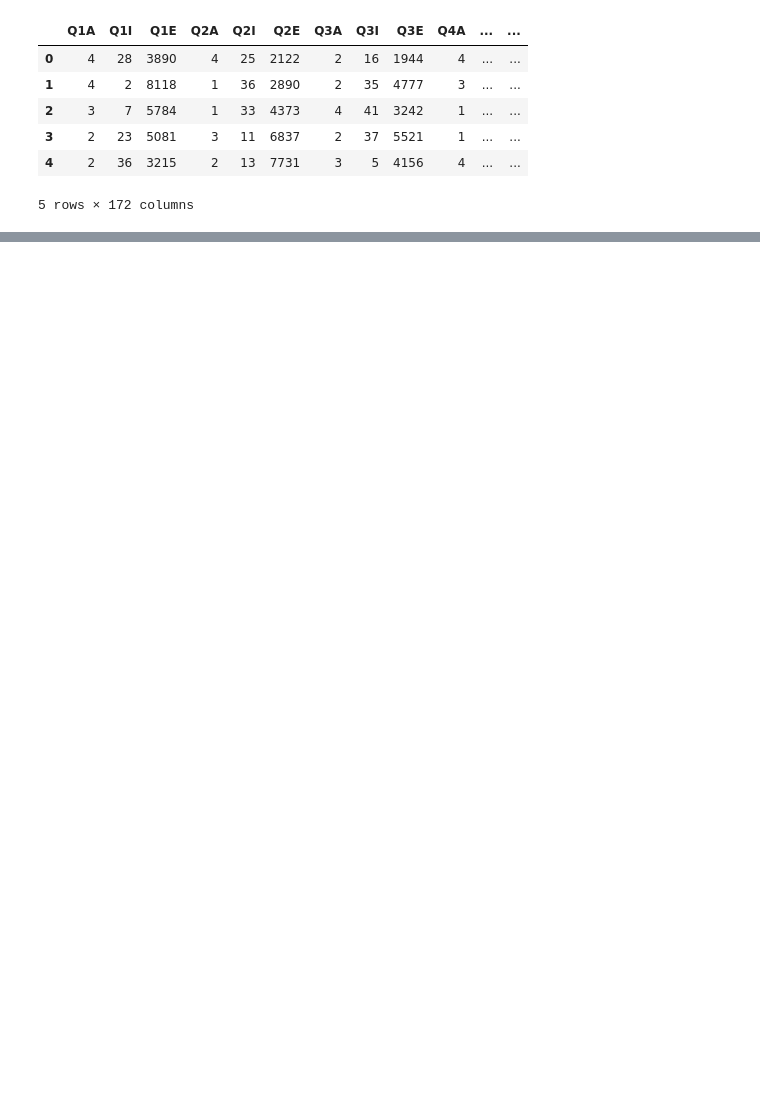
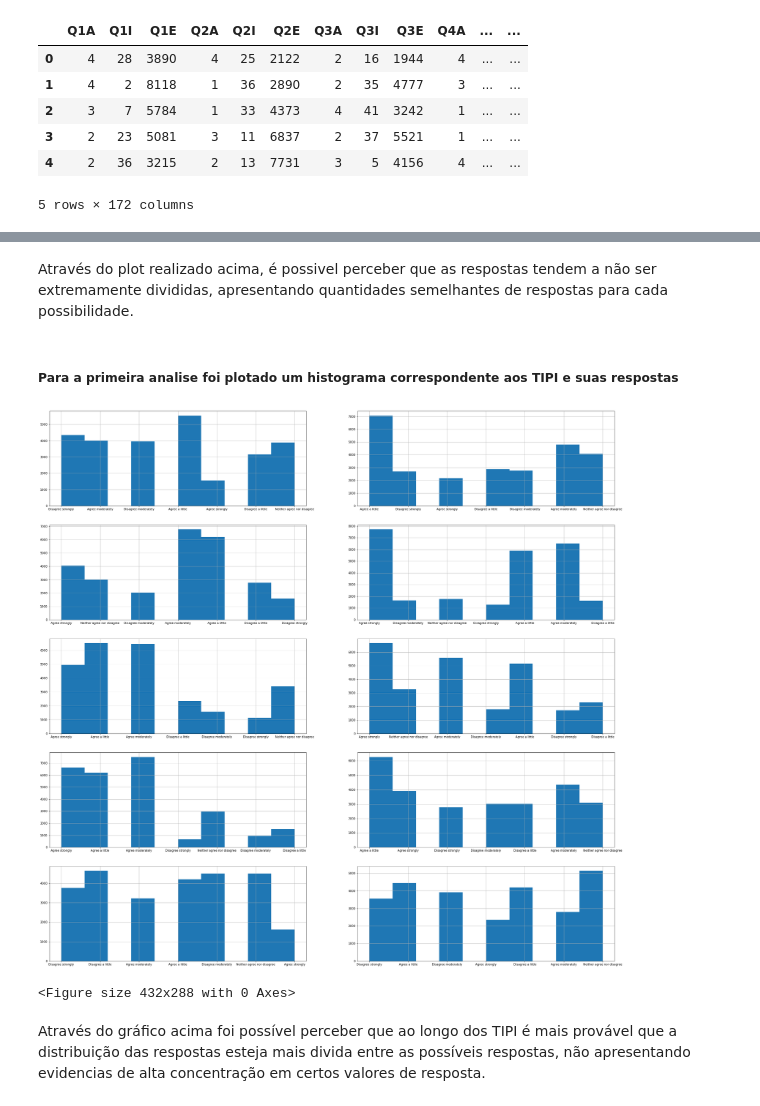
Before and after one commit to arieltl/proj2_cdados, a Jupyter notebook: projeto.ipynb, the cells around one changed output, grey strips where cells are left out. Drawn from its saved outputs; the diff is of its cells as text; code cells hidden in the pictures; blank space fills up the shorter version.

```diff
--- a/projeto.ipynb
+++ b/projeto.ipynb
@@ -13,0 +209,16 @@ data.head()
+# %% [markdown]
+Através do plot realizado acima, é possivel perceber que as respostas tendem a não ser extremamente divididas, apresentando quantidades semelhantes de respostas para cada possibilidade.
+# %% [markdown]
+##### Para a primeira analise foi plotado um histograma correspondente aos TIPI e suas respostas
+# %%
+plt.figure(figsize=(35,35))
+for i,tipi in enumerate(tipis_l):
+    plt.subplot(5,2,i+1)
+    data[tipi].hist()
+plt.show()
+plt.savefig('graf3.png')
+# %% [output]
+[figure, added]
+<Figure size 432x288 with 0 Axes>
+# %% [markdown]
+Através do gráfico acima foi possível perceber que ao longo dos TIPI é mais provável que a distribuição das respostas esteja mais divida entre as possíveis respostas, não apresentando evidencias de alta concentração em certos valores de resposta.
```
Also changed, not shown: parts of 25 cells of this notebook.
